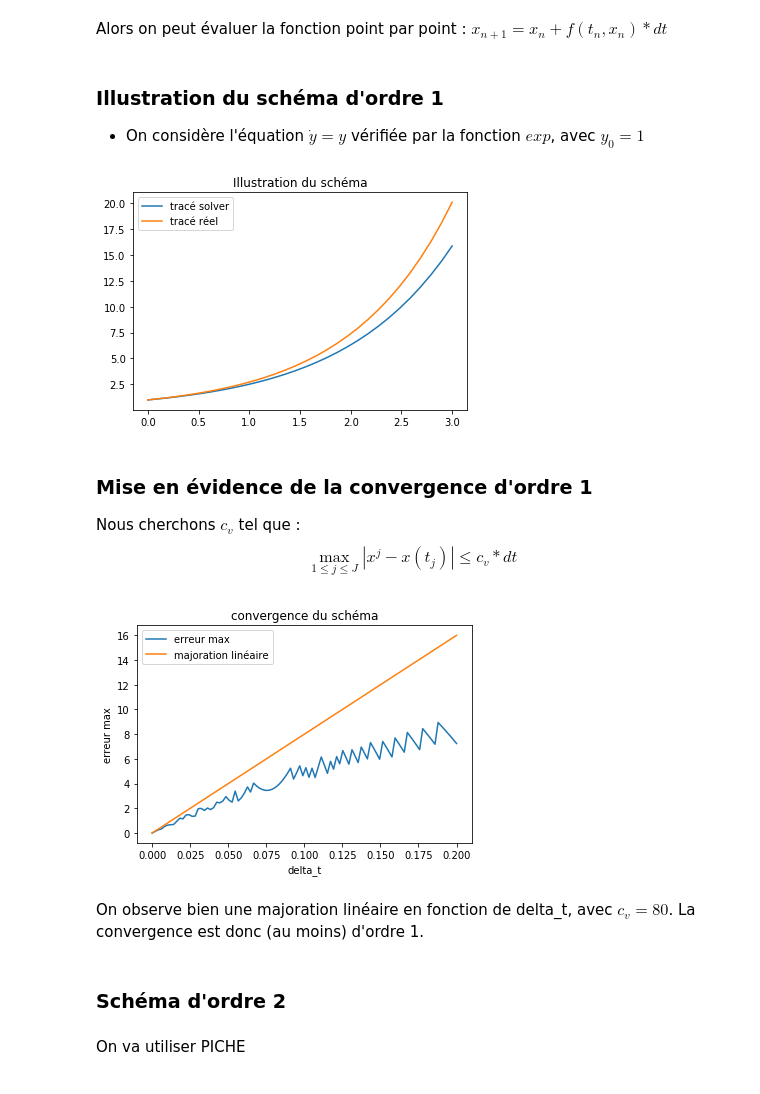
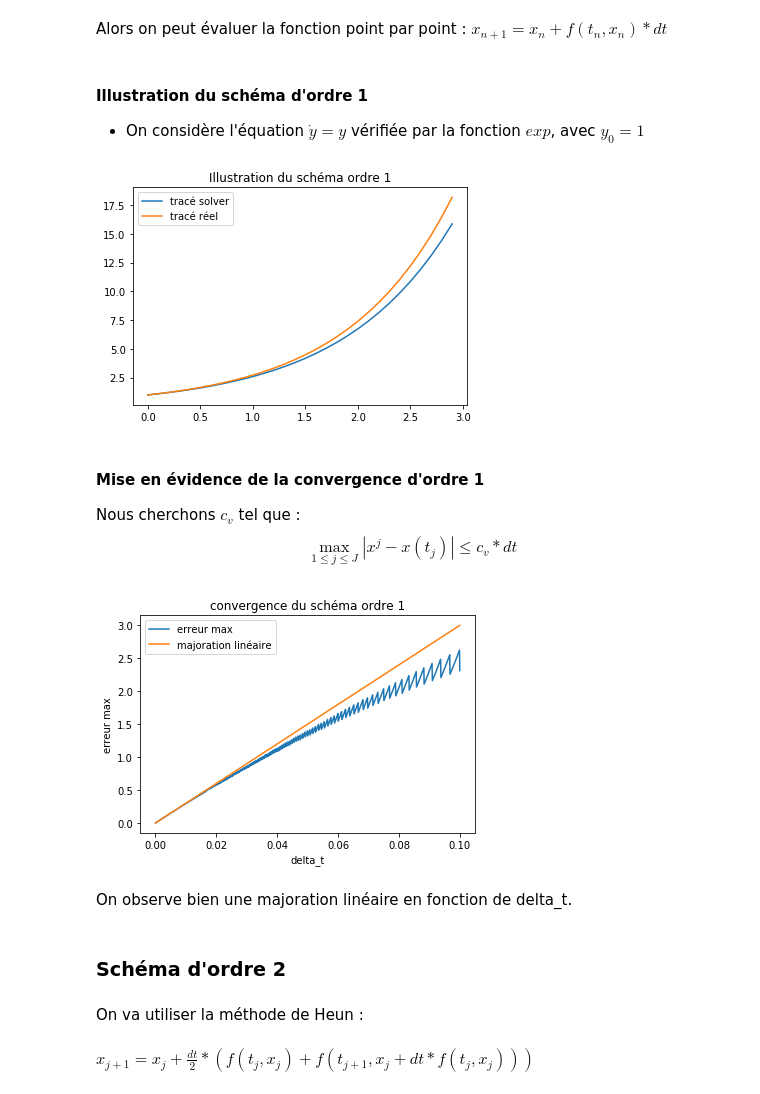
Before and after one commit to MaloAnceaux/Projet-maths-2, a Jupyter notebook: Projet numérique 2.ipynb, the cells around one changed output. Cells and saved outputs as stored; diff of their text form; code cells hidden in the pictures.

```diff
--- a/Projet numérique 2.ipynb
+++ b/Projet numérique 2.ipynb
@@ -16,60 +22,66 @@ Alors on peut évaluer la fonction point par point : $x_{n+1} = x_n + f(t_n, x_n
 # %%
 def solve_euler_explicit(f, x0, dt, tf, t0 = 0):
     x = x0
-    n = int((tf-t0)/dt)  # nombre d'itérations
-    t = np.linspace(t0, tf, n)
-    for i in t[:-1]:
-        prochain_point = x[-1] + f(i, x[-1])*dt
+    t = []
+    k = t0
+    while k < tf :  ## On segmente l'intervalle en division de longueur dt sauf pour la dernière
+        t.append(k) ## dont la longueur est inférieure à dt et s'adapte pour que l'intervalle
+        k += dt     ## total soit bien [t0, tf]
+    for n, i in enumerate(t[:-1]):
+        prochain_point = x[-1] + f(i, x[-1])*(t[n+1] - t[n])
         x.append(prochain_point)
     return t, x
 # %% [markdown]
-### Illustration du schéma d'ordre 1
+#### Illustration du schéma d'ordre 1
 
 - On considère l'équation $\dot{y} = y$ vérifiée par la fonction $exp$, avec $y_0 = 1$
 # %%
 def f(t, x):
     return x
 
-x_axis = solve_euler_explicit(f, [1], 0.1, 3, 0)[0]
-y_solver = solve_euler_explicit(f, [1], 0.1, 3, 0)[1]
+S = solve_euler_explicit(f, [1], 0.1, 3, 0)
+x_axis = S[0]
+y_solver = S[1]
 y_reel = [np.exp(i) for i in x_axis]
 
 plt.plot(x_axis, y_solver, label = "tracé solver")
 plt.plot(x_axis, y_reel, label = "tracé réel")
-plt.title('Illustration du schéma')
+plt.title('Illustration du schéma ordre 1')
 plt.legend()
 plt.show()
 # %% [output]
-[figure, old version]
+[figure, new version]
 # %% [markdown]
-### Mise en évidence de la convergence d'ordre 1
+#### Mise en évidence de la convergence d'ordre 1
 
 Nous cherchons $c_v$ tel que :
 $$ \max_{1 \leq j \leq J} |x^j - x(t_j)| \leq c_v * dt $$
 # %%
 def max(f, g, x0, dt, tf, t0 = 0):
     S = solve_euler_explicit(f, x0, dt, tf, t0)
     m = 0
     for n, i in enumerate(S[0]):
         if abs(g(i) - S[1][n]) > m:
             m = abs(g(i) - S[1][n])
     return m
 
-delta_t = np.linspace(10**-5, 0.2, 100)
+delta_t = np.linspace(10**-5, 0.1, 1000)
 erreur_max = [max(f, np.exp, [1], i, 3, 0) for i in delta_t]
 plt.plot(delta_t, erreur_max, label = 'erreur max')
 plt.xlabel('delta_t')
 plt.ylabel('erreur max')
-plt.title('convergence du schéma')
-y = [80*i for i in delta_t]
+plt.title('convergence du schéma ordre 1')
+y = [30*i for i in delta_t]
 plt.plot(delta_t, y, label = 'majoration linéaire')
 plt.legend()
 plt.show()
 # %% [output]
-[figure, old version]
+[figure, new version]
 # %% [markdown]
-On observe bien une majoration linéaire en fonction de delta_t, avec $c_v = 80$. La convergence est donc (au moins) d'ordre 1.
+On observe bien une majoration linéaire en fonction de delta_t.
 # %% [markdown]
 ### Schéma d'ordre 2
 # %% [markdown]
-On va utiliser PICHE
+On va utiliser la méthode de Heun :
+# %% [markdown]
+$x_{j+1} = x_j + \frac{dt}{2} * (f(t_j, x_j) + f(t_{j+1}, x_j + dt*f(t_j, x_j)))$
```
Also changed, not shown: parts of 23 cells of this notebook.
